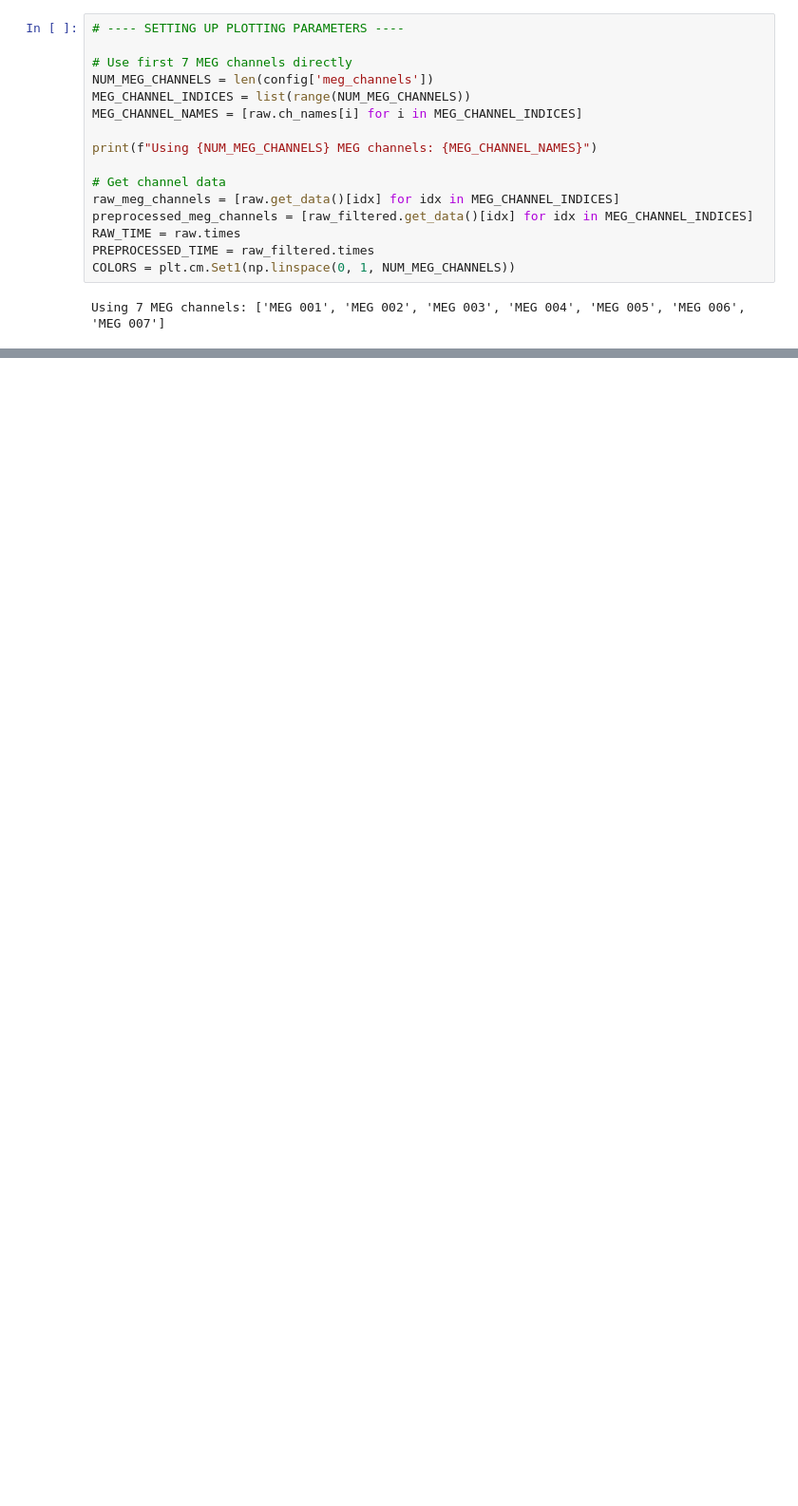
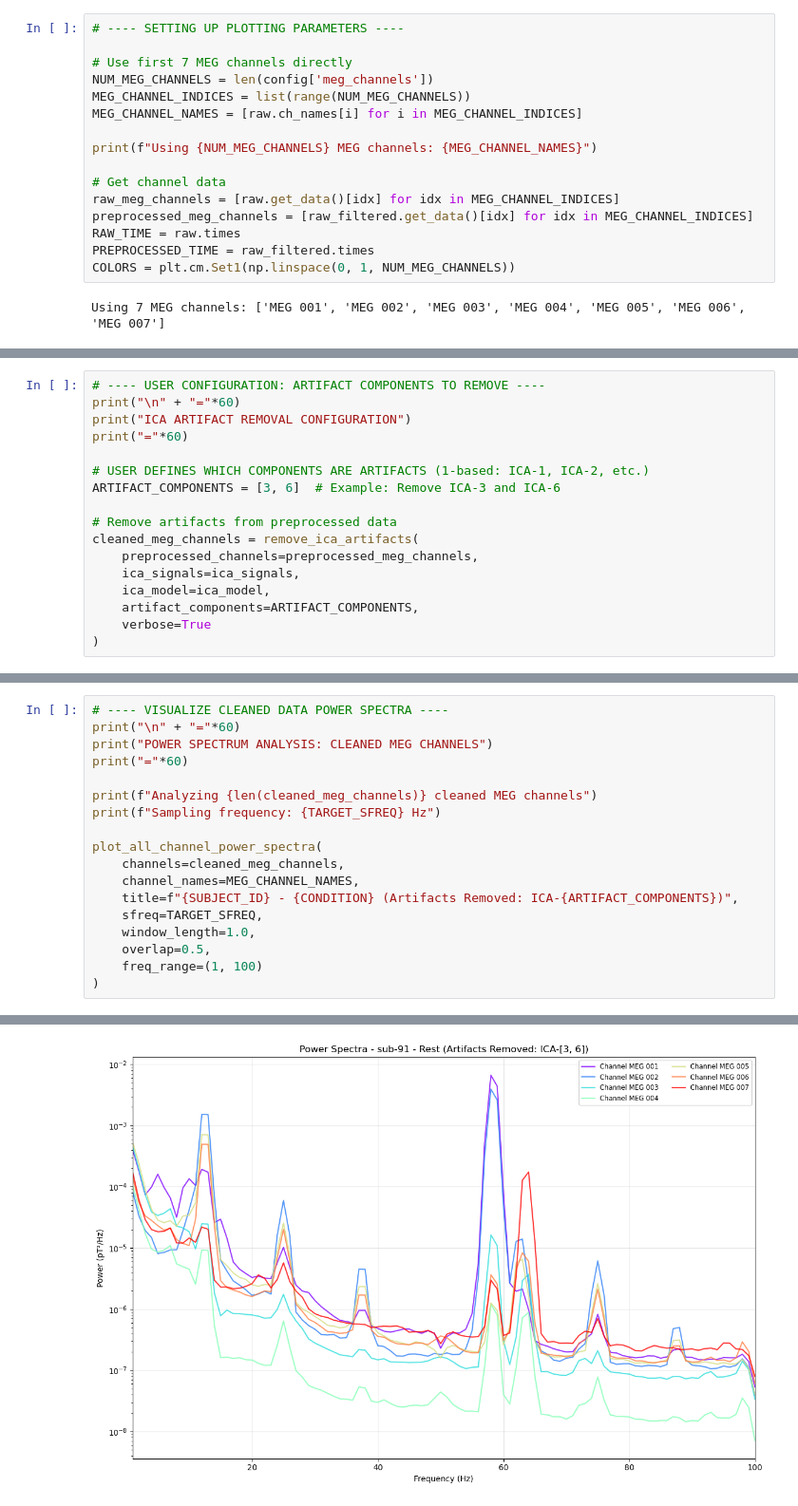
Before and after one commit to jgvhabets/lid_opm, a Jupyter notebook: MEG-EMG-Analysis/Code/notebook/sub-91_preprocessing.ipynb, the cells around one changed output, grey strips where cells are left out. Shown at 95% size. Drawn from its saved outputs; the diff is of its cells as text; blank space fills up the shorter version.

```diff
--- a/MEG-EMG-Analysis/Code/notebook/sub-91_preprocessing.ipynb
+++ b/MEG-EMG-Analysis/Code/notebook/sub-91_preprocessing.ipynb
@@ -341,0 +423,17 @@ MEG CHANNELS DETAILED COMPARISON: 30-SECOND WINDOW
+# %%
+# ---- USER CONFIGURATION: ARTIFACT COMPONENTS TO REMOVE ----
+print("\n" + "="*60)
+print("ICA ARTIFACT REMOVAL CONFIGURATION")
+print("="*60)
+
+# USER DEFINES WHICH COMPONENTS ARE ARTIFACTS (1-based: ICA-1, ICA-2, etc.)
+ARTIFACT_COMPONENTS = [3, 6]  # Example: Remove ICA-3 and ICA-6
+
+# Remove artifacts from preprocessed data
+cleaned_meg_channels = remove_ica_artifacts(
+    preprocessed_channels=preprocessed_meg_channels,
+    ica_signals=ica_signals,
+    ica_model=ica_model,
+    artifact_components=ARTIFACT_COMPONENTS,
+    verbose=True
+)
@@ -341,0 +446,19 @@ MEG CHANNELS DETAILED COMPARISON: 30-SECOND WINDOW
+# %%
+# ---- VISUALIZE CLEANED DATA POWER SPECTRA ----
+print("\n" + "="*60)
+print("POWER SPECTRUM ANALYSIS: CLEANED MEG CHANNELS")
+print("="*60)
+
+print(f"Analyzing {len(cleaned_meg_channels)} cleaned MEG channels")
+print(f"Sampling frequency: {TARGET_SFREQ} Hz")
+
+plot_all_channel_power_spectra(
+    channels=cleaned_meg_channels,
+    channel_names=MEG_CHANNEL_NAMES,
+    title=f"{SUBJECT_ID} - {CONDITION} (Artifacts Removed: ICA-{ARTIFACT_COMPONENTS})",
+    sfreq=TARGET_SFREQ,
+    window_length=1.0,
+    overlap=0.5,
+    freq_range=(1, 100)
+)
+# %% [output]
@@ -341,0 +470 @@ MEG CHANNELS DETAILED COMPARISON: 30-SECOND WINDOW
+[figure, added]
```
Also changed, not shown: parts of 18 cells of this notebook, 2 other files.
